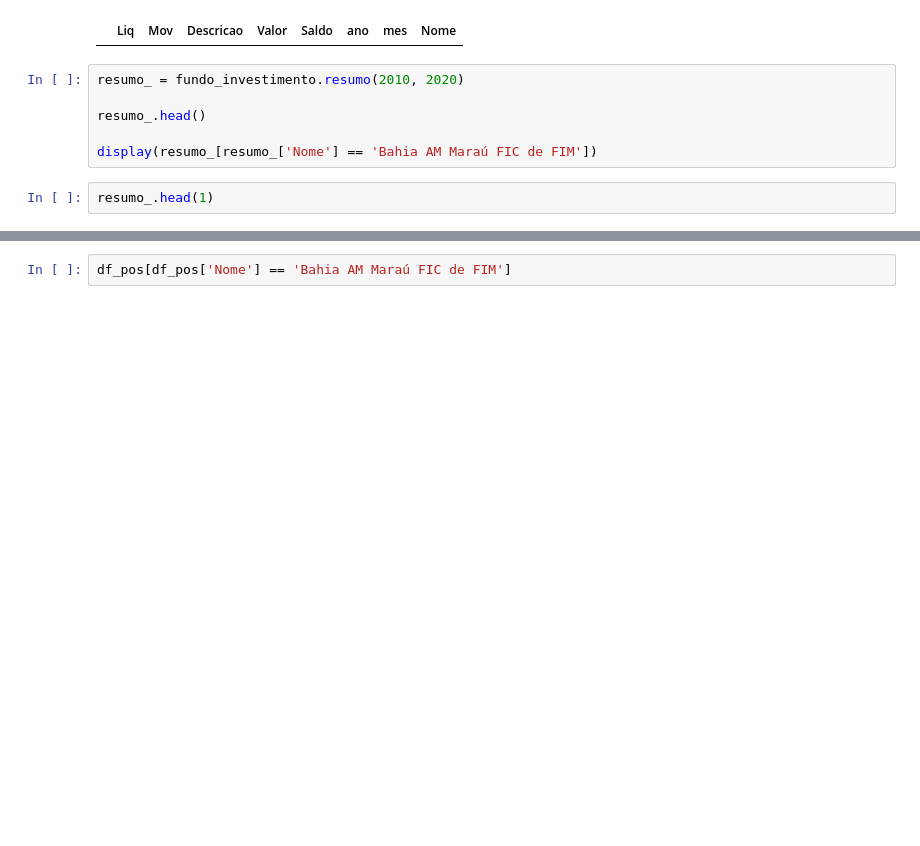
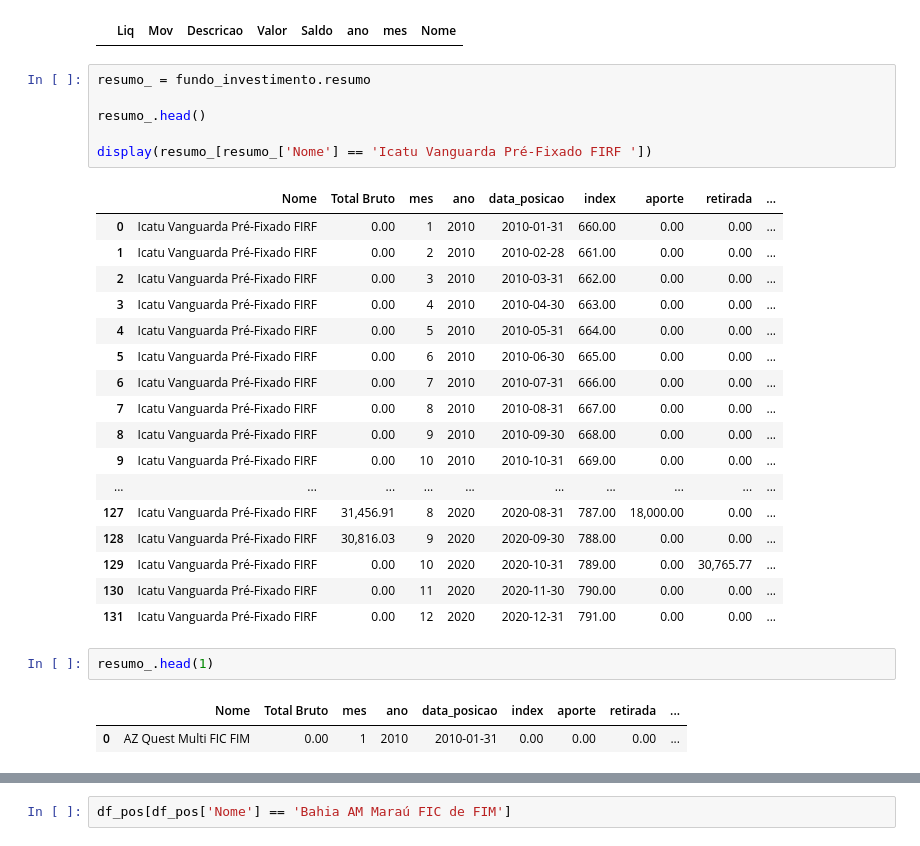
Before and after one commit to gabrielmlg/finance-app, a Jupyter notebook: app/classes/extrato_posicao_acoes.ipynb, the cells around one changed output, grey strips where cells are left out. Saved outputs shown, nothing was run; the diff lists cells and outputs as text; blank space fills up the shorter version.

```diff
--- a/app/classes/extrato_posicao_acoes.ipynb
+++ b/app/classes/extrato_posicao_acoes.ipynb
@@ -45,13 +45,34 @@ extrato.aportes_fi_hist[extrato.aportes_fi_hist['Nome'] == 'unknown']
 # %% [output]
 |  | Liq | Mov | Descricao | Valor | Saldo | ano | mes | Nome |
 # %%
-resumo_ = fundo_investimento.resumo(2010, 2020)
+resumo_ = fundo_investimento.resumo
 
 resumo_.head()
 
-display(resumo_[resumo_['Nome'] == 'Bahia AM Maraú FIC de FIM'])
+display(resumo_[resumo_['Nome'] == 'Icatu Vanguarda Pré-Fixado FIRF '])
+# %% [output]
+|  | Nome | Total Bruto | mes | ano | data_posicao | index | aporte | retirada | ... |
+| 0 | Icatu Vanguarda Pré-Fixado FIRF | 0.00 | 1 | 2010 | 2010-01-31 | 660.00 | 0.00 | 0.00 | ... |
+| 1 | Icatu Vanguarda Pré-Fixado FIRF | 0.00 | 2 | 2010 | 2010-02-28 | 661.00 | 0.00 | 0.00 | ... |
+| 2 | Icatu Vanguarda Pré-Fixado FIRF | 0.00 | 3 | 2010 | 2010-03-31 | 662.00 | 0.00 | 0.00 | ... |
+| 3 | Icatu Vanguarda Pré-Fixado FIRF | 0.00 | 4 | 2010 | 2010-04-30 | 663.00 | 0.00 | 0.00 | ... |
+| 4 | Icatu Vanguarda Pré-Fixado FIRF | 0.00 | 5 | 2010 | 2010-05-31 | 664.00 | 0.00 | 0.00 | ... |
+| 5 | Icatu Vanguarda Pré-Fixado FIRF | 0.00 | 6 | 2010 | 2010-06-30 | 665.00 | 0.00 | 0.00 | ... |
+| 6 | Icatu Vanguarda Pré-Fixado FIRF | 0.00 | 7 | 2010 | 2010-07-31 | 666.00 | 0.00 | 0.00 | ... |
+| 7 | Icatu Vanguarda Pré-Fixado FIRF | 0.00 | 8 | 2010 | 2010-08-31 | 667.00 | 0.00 | 0.00 | ... |
+| 8 | Icatu Vanguarda Pré-Fixado FIRF | 0.00 | 9 | 2010 | 2010-09-30 | 668.00 | 0.00 | 0.00 | ... |
+| 9 | Icatu Vanguarda Pré-Fixado FIRF | 0.00 | 10 | 2010 | 2010-10-31 | 669.00 | 0.00 | 0.00 | ... |
+| ... | ... | ... | ... | ... | ... | ... | ... | ... | ... |
+| 127 | Icatu Vanguarda Pré-Fixado FIRF | 31,456.91 | 8 | 2020 | 2020-08-31 | 787.00 | 18,000.00 | 0.00 | ... |
+| 128 | Icatu Vanguarda Pré-Fixado FIRF | 30,816.03 | 9 | 2020 | 2020-09-30 | 788.00 | 0.00 | 0.00 | ... |
+| 129 | Icatu Vanguarda Pré-Fixado FIRF | 0.00 | 10 | 2020 | 2020-10-31 | 789.00 | 0.00 | 30,765.77 | ... |
+| 130 | Icatu Vanguarda Pré-Fixado FIRF | 0.00 | 11 | 2020 | 2020-11-30 | 790.00 | 0.00 | 0.00 | ... |
+| 131 | Icatu Vanguarda Pré-Fixado FIRF | 0.00 | 12 | 2020 | 2020-12-31 | 791.00 | 0.00 | 0.00 | ... |
 # %%
 resumo_.head(1)
+# %% [output]
+|  | Nome | Total Bruto | mes | ano | data_posicao | index | aporte | retirada | ... |
+| 0 | AZ Quest Multi FIC FIM | 0.00 | 1 | 2010 | 2010-01-31 | 0.00 | 0.00 | 0.00 | ... |
 # %%
 df_pos = fundo_investimento.calcula_rentabilidade(2010, 2020)
 
```
Also changed, not shown: parts of 8 cells of this notebook, 2 other files.
